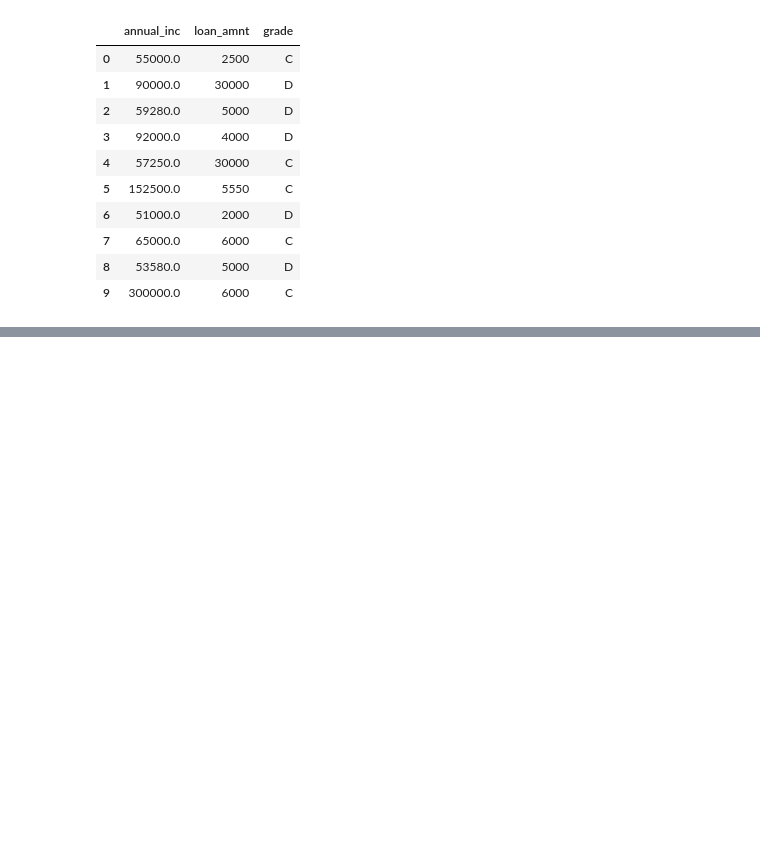
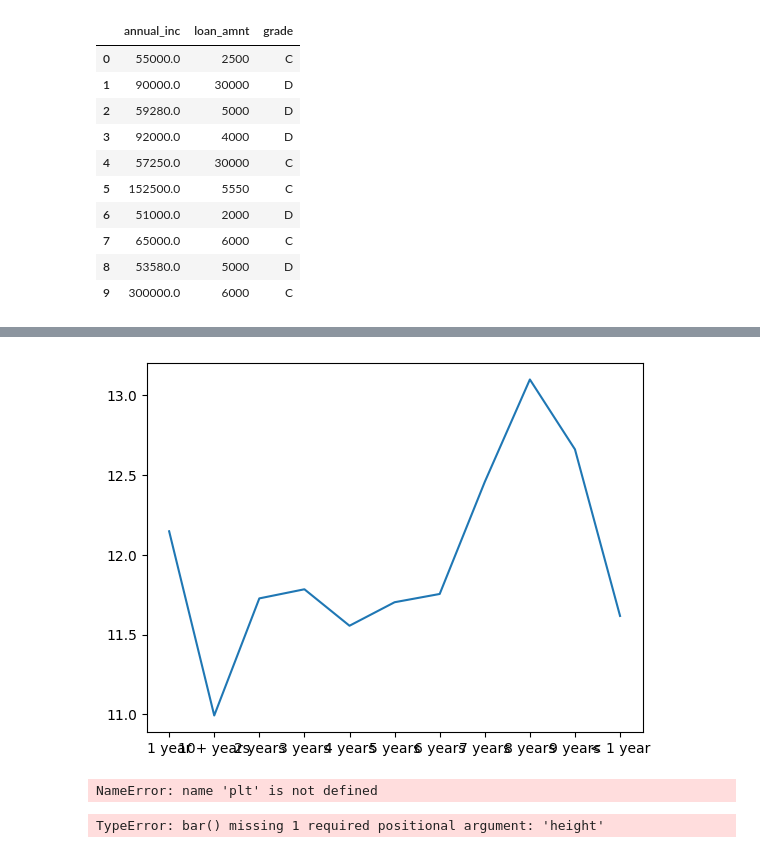
Before and after one commit to septembershashanksharma-hub/finsight-ai, a Jupyter notebook: notebooks/week1_foundation.ipynb, the cells around one changed output, grey strips where cells are left out. Cells and saved outputs as stored; diff of their text form; code cells hidden in the pictures; blank space fills up the shorter version.

```diff
--- a/notebooks/week1_foundation.ipynb
+++ b/notebooks/week1_foundation.ipynb
@@ -397,7 +397,7 @@ CleanData.to_csv('data/clean_loan_data.csv', index=False)
 # %% [markdown]
 DAY 4 - Using Numpy to get statistics
 # %%
-df = pd.read_csv('data/clean_loan_data.csv')
+df = pd.read_csv('../data/clean_loan_data.csv')
 # %%
 df['loan_amnt'].dtype
 # %% [output]
@@ -1048,0 +1057,15 @@ pd.read_sql("SELECT B.annual_inc, L.loan_amnt, L.grade FROM borrowers B INNER JO
+# %%
+plt.plot(df.groupby('emp_length')['is_default'].mean()*100)
+plt.show()
+# %% [output]
+[figure, added]
+# %%
+plt.bar(df.groupby('term')['is_default'].mean(), height=1)
+plt.show()
+# %% [output]
+NameError: name 'plt' is not defined
+# %%
+plt.bar(df.groupby('home_ownership')['is_default'].mean()*100)
+plt.show()
+# %% [output]
+TypeError: bar() missing 1 required positional argument: 'height'
```
Also changed, not shown: parts of 10 cells of this notebook, 1 other file.
